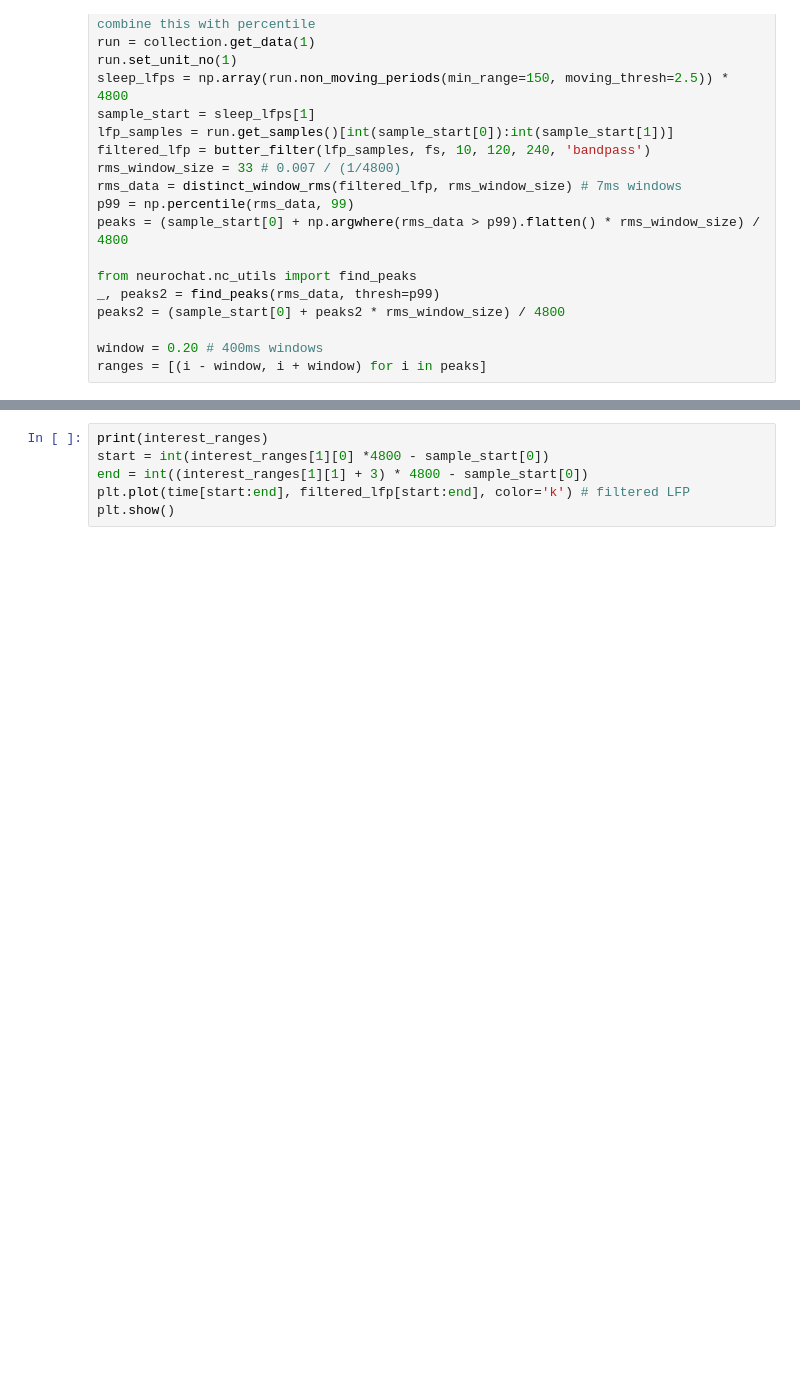
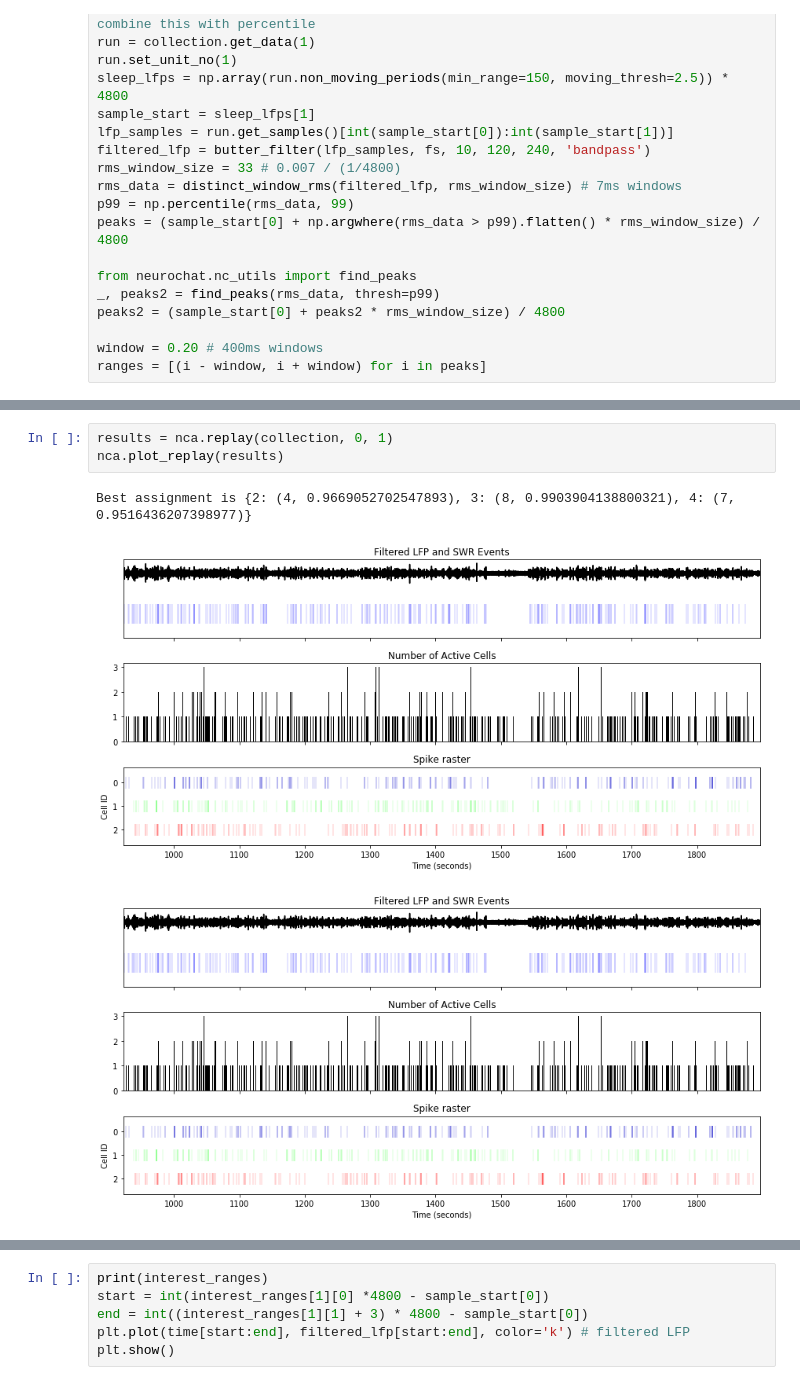
Before and after one commit to shanemomara/omaraneurolab, a Jupyter notebook: notebooks/ReplayAnalysis.ipynb, the cells around one changed output, grey strips where cells are left out. Saved outputs shown, nothing was run; the diff lists cells and outputs as text; blank space fills up the shorter version.

```diff
--- a/notebooks/ReplayAnalysis.ipynb
+++ b/notebooks/ReplayAnalysis.ipynb
@@ -208,0 +210,7 @@ plt.savefig("output.png", dpi=600)
+# %%
+results = nca.replay(collection, 0, 1)
+nca.plot_replay(results)
+# %% [output]
+Best assignment is {2: (4, 0.9669052702547893), 3: (8, 0.9903904138800321), 4: (7, 0.9516436207398977)}
+[figure, added]
+[figure, added]
```
Also changed, not shown: parts of 22 cells of this notebook, 3 other files.
